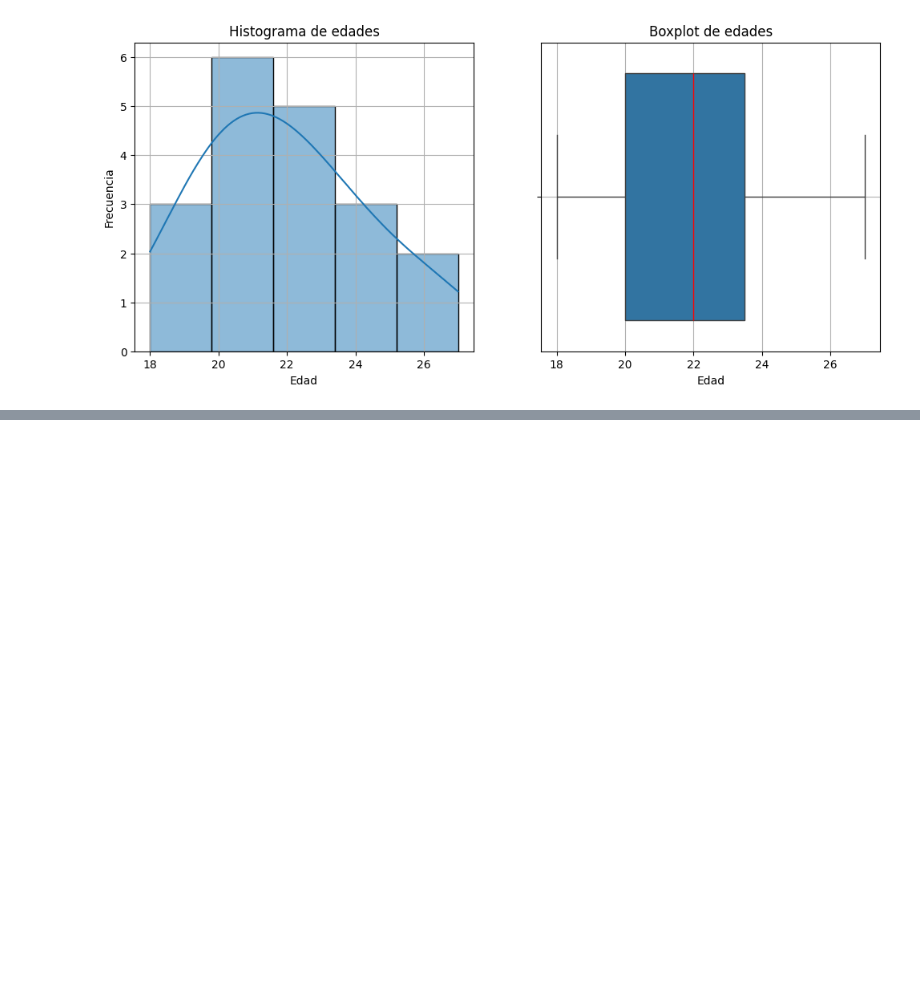
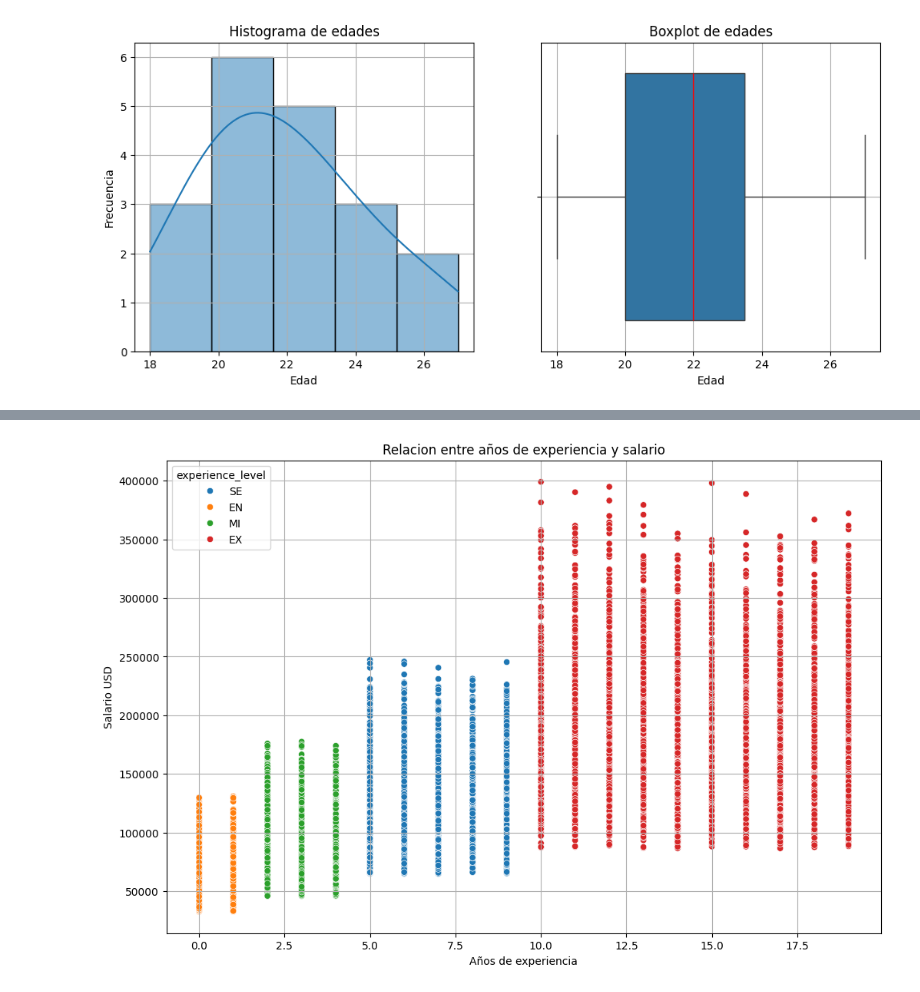
Before and after one commit to MattZG/Portafolio, a Jupyter notebook: Modulo_4.ipynb, the cells around one changed output, grey strips where cells are left out. Cells and saved outputs as stored; diff of their text form; code cells hidden in the pictures; blank space fills up the shorter version.

```diff
--- a/Modulo_4.ipynb
+++ b/Modulo_4.ipynb
@@ -568,0 +684,8 @@ plt.show()
+# %%
+import os
+import pandas as pd
+
+os.listdir('/root/.cache/kagglehub/datasets/pratyushpuri/global-ai-job-market-trend-2025/versions/1')
+path = '/root/.cache/kagglehub/datasets/pratyushpuri/global-ai-job-market-trend-2025/versions/1/ai_job_dataset.csv'
+df = pd.read_csv(path)
+df.head()
@@ -568,0 +773,13 @@ plt.show()
+# %%
+import matplotlib.pyplot as plt
+import seaborn as sns
+
+plt.figure(figsize=(12, 8))
+sns.scatterplot(data = df, x = 'years_experience', y = 'salary_usd', hue = 'experience_level')
+plt.xlabel('Años de experiencia')
+plt.ylabel('Salario USD')
+plt.title('Relacion entre años de experiencia y salario')
+plt.grid(True)
+plt.show()
+# %% [output]
+[figure, added]
```
Also changed, not shown: parts of 32 cells of this notebook.
